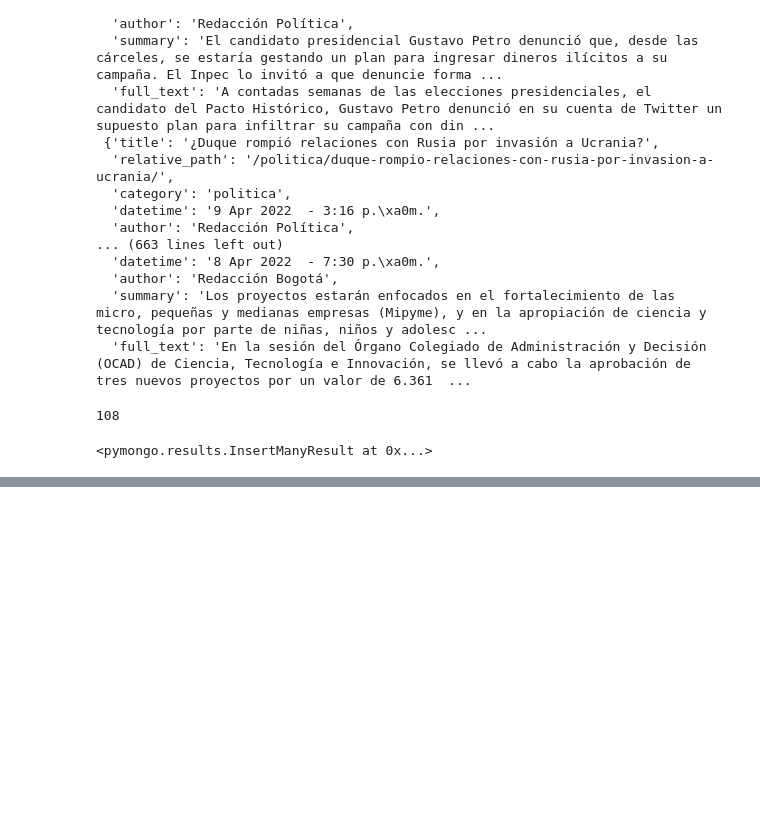
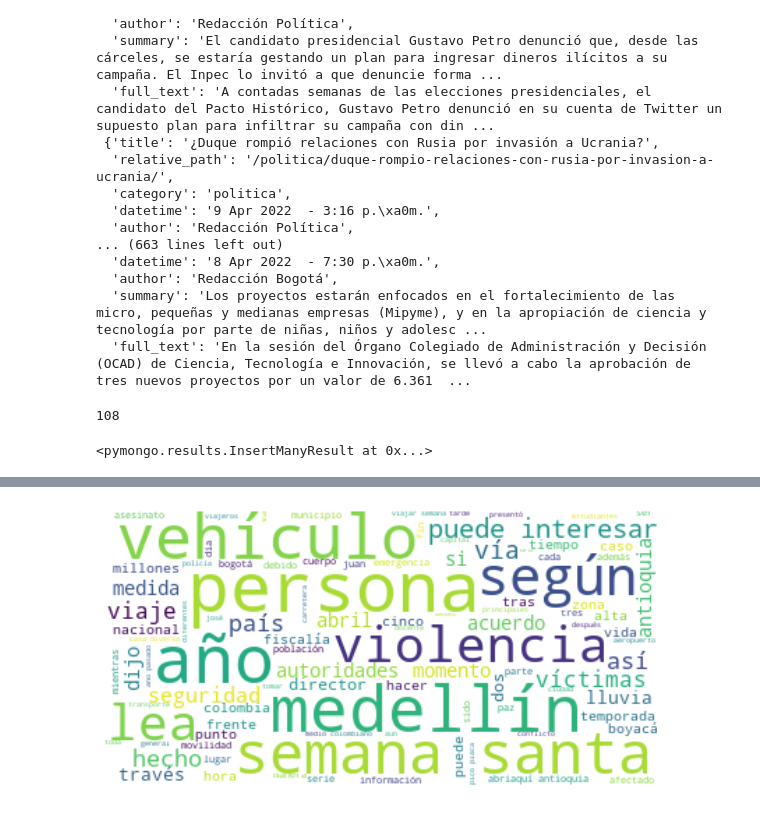
Before and after one commit to JorgeFlorezC/web-scraping-tutorial, a Jupyter notebook: webscrapping-advanced.ipynb, the cells around one changed output, grey strips where cells are left out. Cells and saved outputs as stored; diff of their text form; code cells hidden in the pictures; blank space fills up the shorter version.

```diff
--- a/webscrapping-advanced.ipynb
+++ b/webscrapping-advanced.ipynb
@@ -204,0 +357,11 @@ AttributeError: 'list' object has no attribute 'elespectador'
+# %%
+# "COLOMBIA" CORPUS ANALISYS
+
+# Assign tokenized corpus to a list
+list_colombia = clean_selectCategory('colombia')
+
+# Words distribution
+colombia_frec_dist_corpus = FreqDist(list_colombia)
+
+# Printing the most common words
+colombia_frec_dist_corpus.most_common(10)
@@ -204,0 +379,11 @@ AttributeError: 'list' object has no attribute 'elespectador'
+# %%
+# Creating the wordcloud for "colombia" collection news
+# Word size is directly related to frecuency
+colombia_wordcloud = WordCloud(max_font_size = 50, max_words = 100, background_color = "white").generate(" ".join(list_colombia))
+
+plt.figure(figsize = (10, 10))
+plt.imshow(colombia_wordcloud, interpolation = "bilinear")
+plt.axis("off")
+plt.show()
+# %% [output]
+[figure, added]
```
Also changed, not shown: parts of 22 cells of this notebook, 40 other files.
